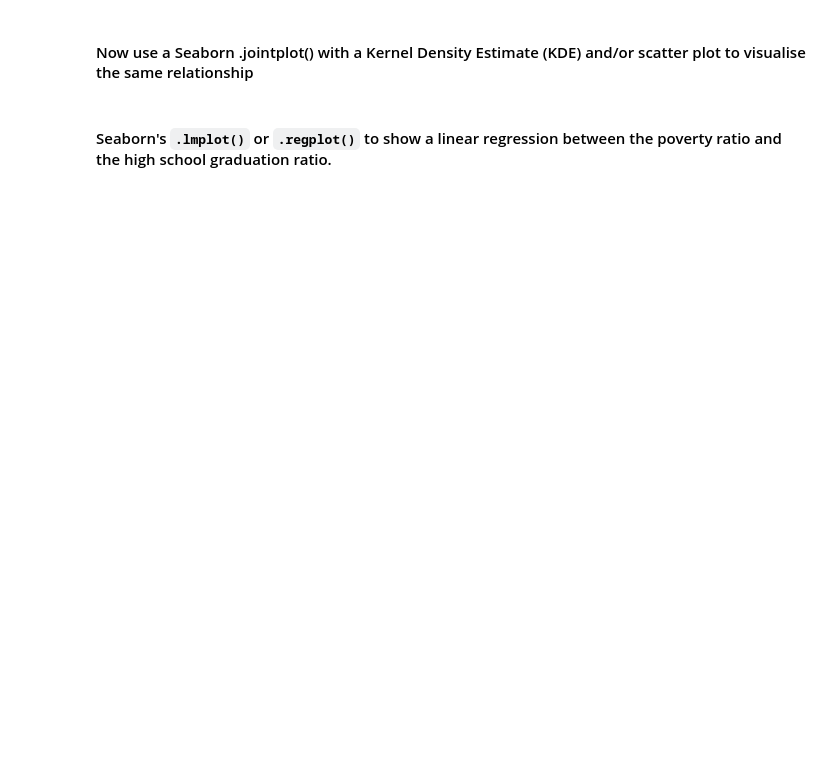
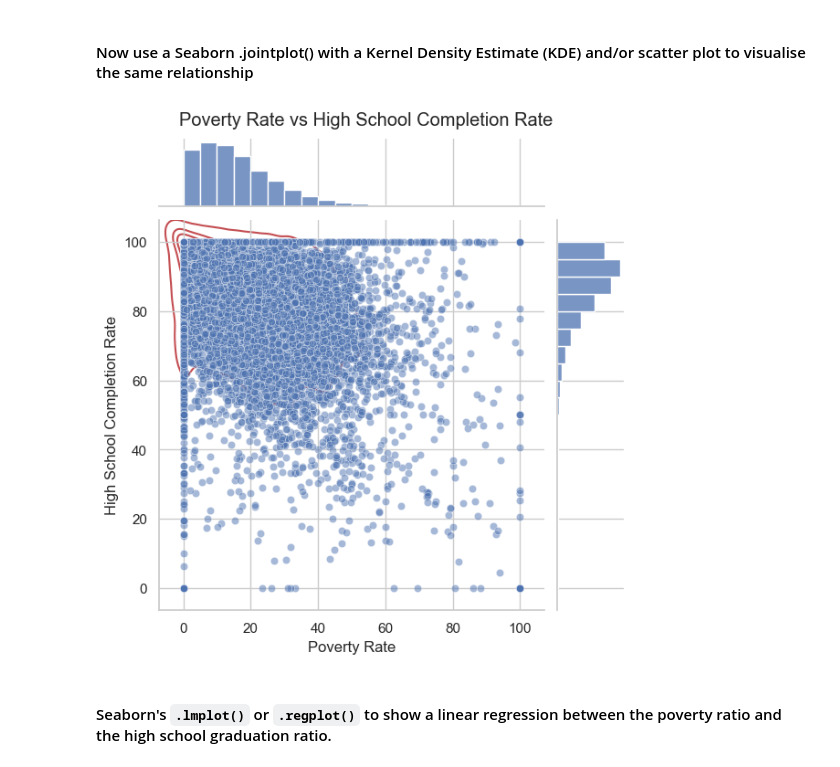
Before and after one commit to ckpinguin/learning_python, a Jupyter notebook: 100-police-data/Fatal_Force_(start).ipynb, the cells around one changed output. Saved outputs shown, nothing was run; the diff lists cells and outputs as text; code cells hidden in the pictures; blank space fills up the shorter version.

```diff
--- a/100-police-data/Fatal_Force_(start).ipynb
+++ b/100-police-data/Fatal_Force_(start).ipynb
@@ -73,4 +234,25 @@ Show the High School Graduation Rate in ascending order of US States. Which stat
 # %% [markdown]
 #### Now use a Seaborn .jointplot() with a Kernel Density Estimate (KDE) and/or scatter plot to visualise the same relationship
+# %%
+# Merge the DataFrames on 'Geographic Area' and 'City'
+merged_df = pd.merge(df_pct_poverty, df_pct_completed_hs, on=['Geographic Area', 'City'])
+# %%
+sns.set_theme(style="whitegrid")
+joint_plot = sns.jointplot(
+    data=merged_df,
+    x='poverty_rate',
+    y='percent_completed_hs',
+    kind='scatter',
+    marginal_kws=dict(bins=20, fill=True),
+    joint_kws=dict(alpha=0.5)
+)
+joint_plot = joint_plot.plot_joint(sns.kdeplot, color='r', zorder=0, levels=6)
+
+plt.suptitle('Poverty Rate vs High School Completion Rate', y=1.02)
+plt.xlabel('Poverty Rate')
+plt.ylabel('High School Completion Rate')
+plt.show()
+# %% [output]
+[figure, added]
 # %% [markdown]
 #### Seaborn's `.lmplot()` or `.regplot()` to show a linear regression between the poverty ratio and the high school graduation ratio.
```
Also changed, not shown: parts of 35 cells of this notebook.
